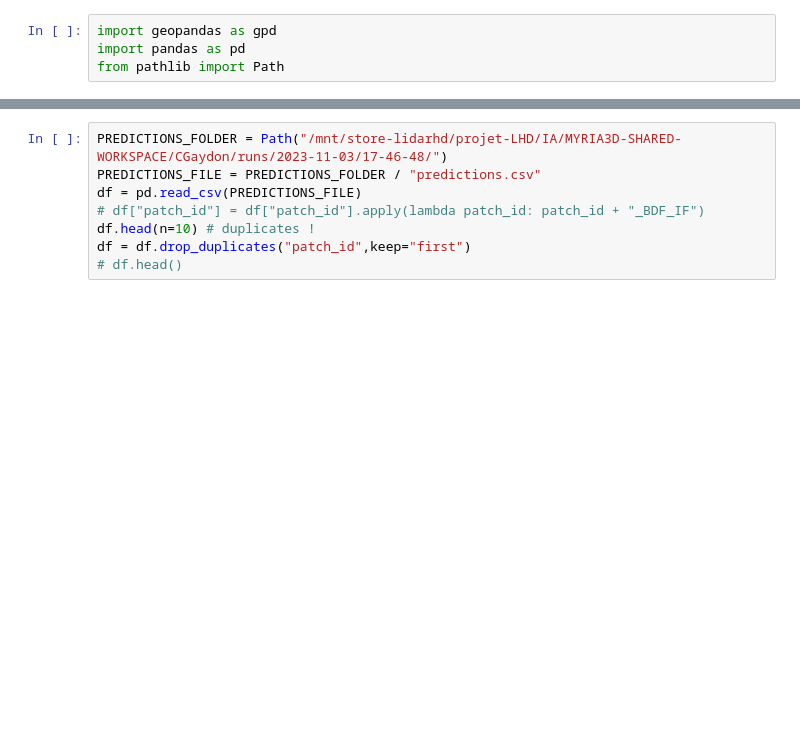
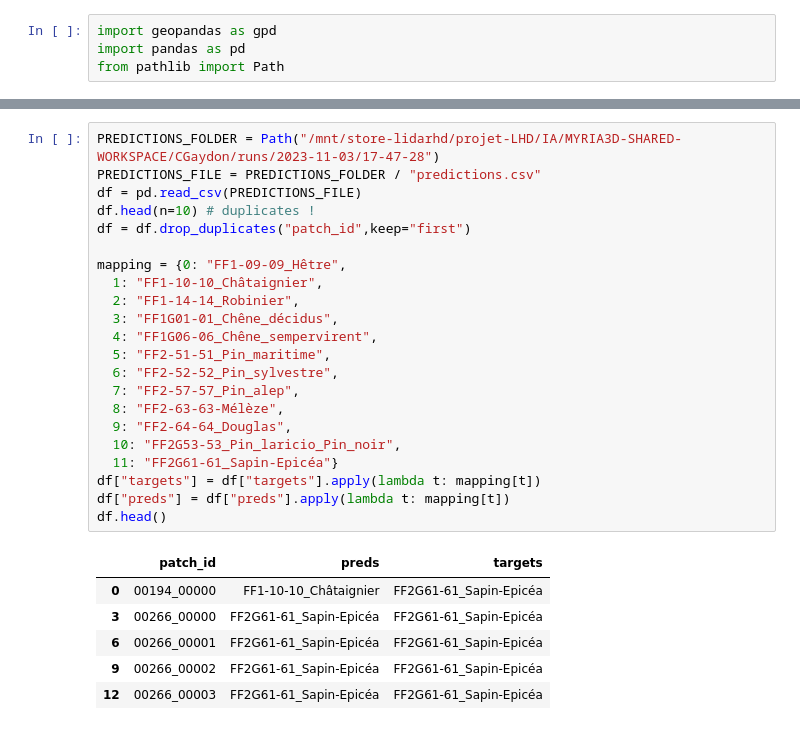
Before and after one commit to IGNF/myria3d, a Jupyter notebook: PureForestID-prediction-by-polygon.ipynb, the cells around one changed output, grey strips where cells are left out. Saved outputs shown, nothing was run; the diff lists cells and outputs as text; blank space fills up the shorter version.

```diff
--- a/PureForestID-prediction-by-polygon.ipynb
+++ b/PureForestID-prediction-by-polygon.ipynb
@@ -19,13 +19,34 @@ Index(['split', 'patch_num', 'bdforet_identifier', 'bdforet_cat_code',
 | 3 | val | 00035_00003 | FORESTIE0000000000100093 | FF1-14-14 | Forêt fermée de robinier pur | 14 |
 | 4 | val | 00035_00004 | FORESTIE0000000000100093 | FF1-14-14 | Forêt fermée de robinier pur | 14 |
 # %%
-PREDICTIONS_FOLDER = Path("/mnt/store-lidarhd/projet-LHD/IA/MYRIA3D-SHARED-WORKSPACE/CGaydon/runs/2023-11-03/17-46-48/")
+PREDICTIONS_FOLDER = Path("/mnt/store-lidarhd/projet-LHD/IA/MYRIA3D-SHARED-WORKSPACE/CGaydon/runs/2023-11-03/17-47-28")
 PREDICTIONS_FILE = PREDICTIONS_FOLDER / "predictions.csv"
 df = pd.read_csv(PREDICTIONS_FILE)
-# df["patch_id"] = df["patch_id"].apply(lambda patch_id: patch_id + "_BDF_IF")
 df.head(n=10) # duplicates !
 df = df.drop_duplicates("patch_id",keep="first")
-# df.head()
+
+mapping = {0: "FF1-09-09_Hêtre",
+  1: "FF1-10-10_Châtaignier",
+  2: "FF1-14-14_Robinier",
+  3: "FF1G01-01_Chêne_décidus",
+  4: "FF1G06-06_Chêne_sempervirent",
+  5: "FF2-51-51_Pin_maritime",
+  6: "FF2-52-52_Pin_sylvestre",
+  7: "FF2-57-57_Pin_alep",
+  8: "FF2-63-63-Mélèze",
+  9: "FF2-64-64_Douglas",
+  10: "FF2G53-53_Pin_laricio_Pin_noir",
+  11: "FF2G61-61_Sapin-Epicéa"}
+df["targets"] = df["targets"].apply(lambda t: mapping[t])
+df["preds"] = df["preds"].apply(lambda t: mapping[t])
+df.head()
+# %% [output]
+|  | patch_id | preds | targets |
+| 0 | 00194_00000 | FF1-10-10_Châtaignier | FF2G61-61_Sapin-Epicéa |
+| 3 | 00266_00000 | FF2G61-61_Sapin-Epicéa | FF2G61-61_Sapin-Epicéa |
+| 6 | 00266_00001 | FF2G61-61_Sapin-Epicéa | FF2G61-61_Sapin-Epicéa |
+| 9 | 00266_00002 | FF2G61-61_Sapin-Epicéa | FF2G61-61_Sapin-Epicéa |
+| 12 | 00266_00003 | FF2G61-61_Sapin-Epicéa | FF2G61-61_Sapin-Epicéa |
 # %%
 merge = gdf.merge(df, left_on="patch_num", right_on="patch_id", how="inner")
 # merge["OK"] = (merge["preds"] == merge["targets"]).astype(int)
```
Also changed, not shown: parts of 4 cells of this notebook.
